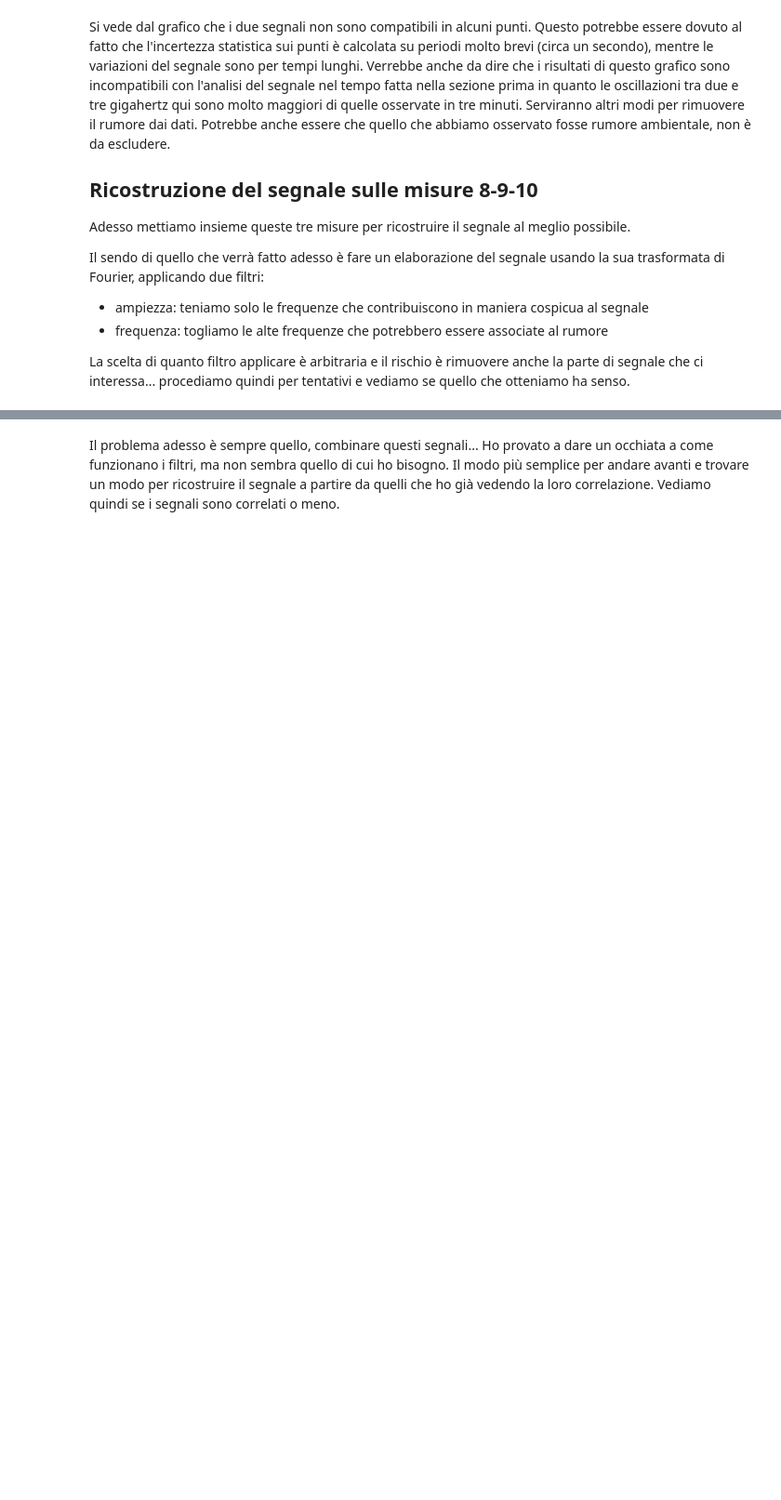
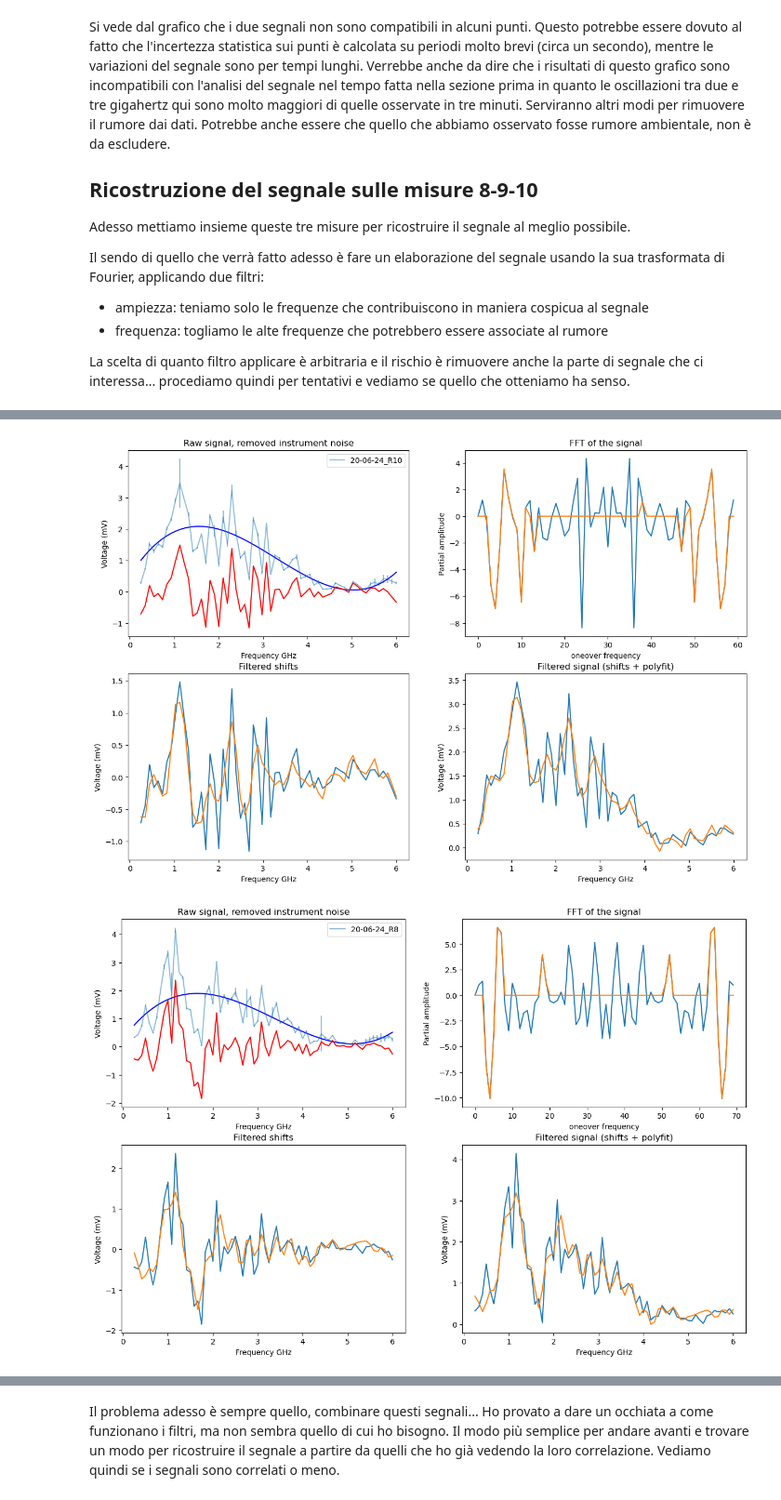
Before and after one commit to zar-hub/onlineRepo, a Jupyter notebook: analisi_preliminare.ipynb, the cells around one changed output, grey strips where cells are left out. Shown at 93% size. Saved outputs shown, nothing was run; the diff lists cells and outputs as text; code cells hidden in the pictures; blank space fills up the shorter version.

```diff
--- a/analisi_preliminare.ipynb
+++ b/analisi_preliminare.ipynb
@@ -314,0 +246,8 @@ fft_denoise = PCR_AtHighFreqFFTDenoising()
+# %%
+data = df[df['id'].isin(['20-06-24_R8', '20-06-24_R9','20-06-24_R10'])]
+data = denoisePipe(data)
+fft_denoise = FFTFilterPipe(data, 0.4, 8, plotFFT=True)
+plotByID(fft_denoise)
+# %% [output]
+[figure, added]
+[figure, added]
```
Also changed, not shown: parts of 10 cells of this notebook, 1 other file.
